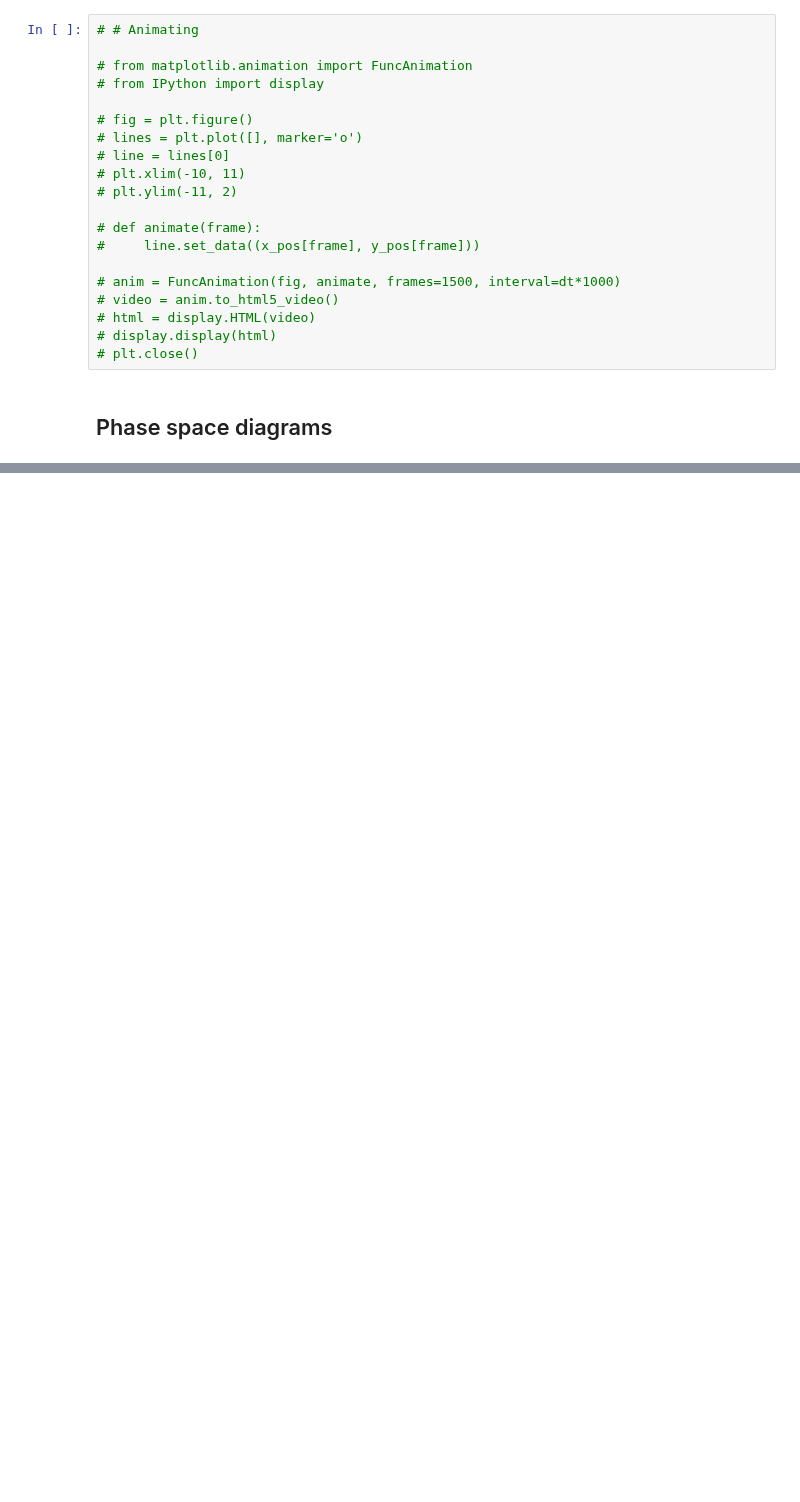
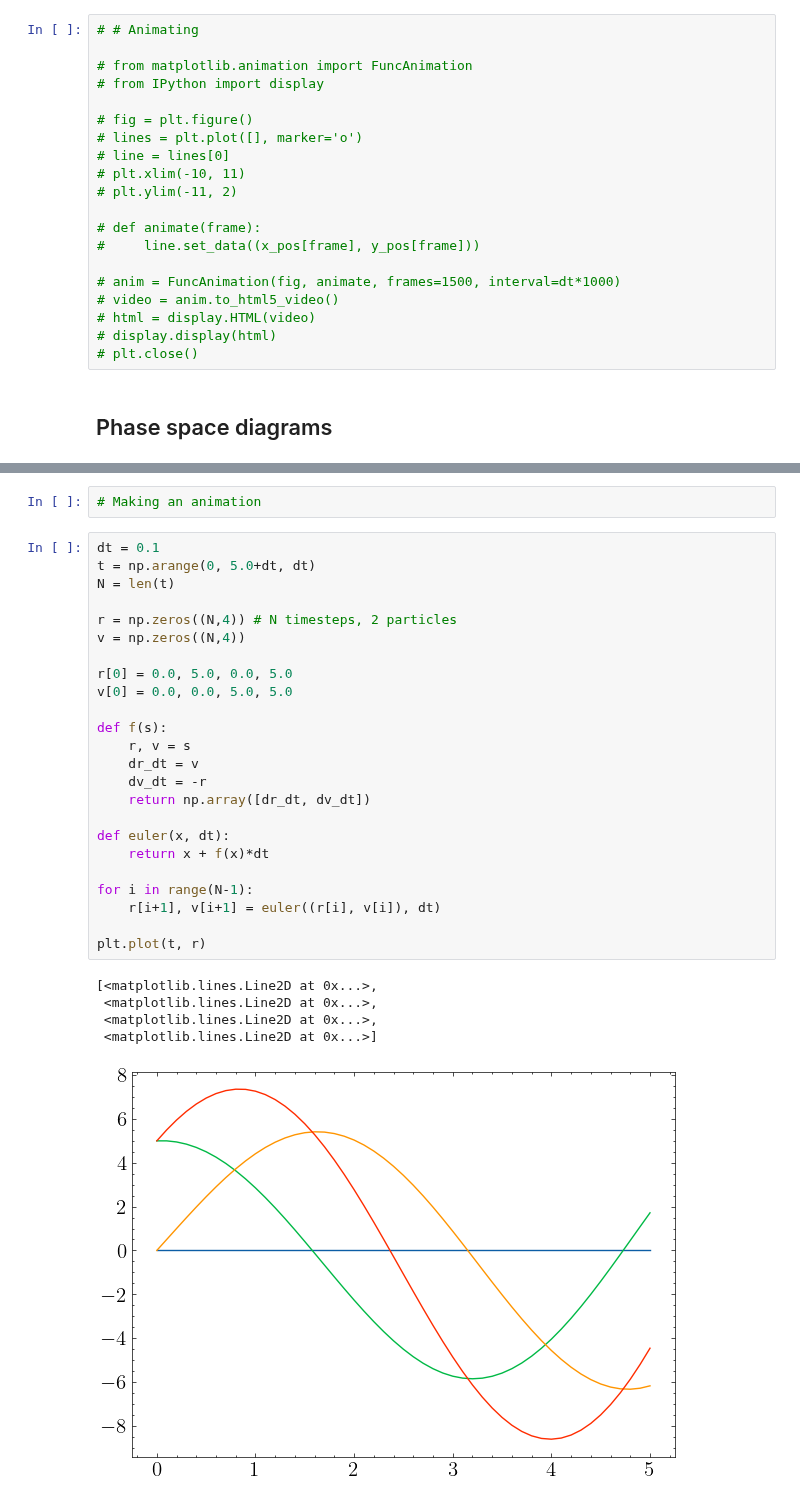
Before and after one commit to franklinzppa/fisica-computacional, a Jupyter notebook: week3.ipynb, the cells around one changed output, grey strips where cells are left out. Saved outputs shown, nothing was run; the diff lists cells and outputs as text; blank space fills up the shorter version.

Commit message:
updated animations

```diff
--- a/week3.ipynb
+++ b/week3.ipynb
@@ -510,0 +511,32 @@ plt.show()
+# %%
+# Making an animation
+# %%
+dt = 0.1
+t = np.arange(0, 5.0+dt, dt)
+N = len(t)
+
+r = np.zeros((N,4)) # N timesteps, 2 particles
+v = np.zeros((N,4))
+
+r[0] = 0.0, 5.0, 0.0, 5.0
+v[0] = 0.0, 0.0, 5.0, 5.0
+
+def f(s):
+    r, v = s
+    dr_dt = v
+    dv_dt = -r
+    return np.array([dr_dt, dv_dt])
+
+def euler(x, dt):
+    return x + f(x)*dt
+
+for i in range(N-1):
+    r[i+1], v[i+1] = euler((r[i], v[i]), dt)
+
+plt.plot(t, r)
+# %% [output]
+[<matplotlib.lines.Line2D at 0x...>,
+ <matplotlib.lines.Line2D at 0x...>,
+ <matplotlib.lines.Line2D at 0x...>,
+ <matplotlib.lines.Line2D at 0x...>]
+[figure, added]
```
Also changed, not shown: parts of 14 cells of this notebook.
